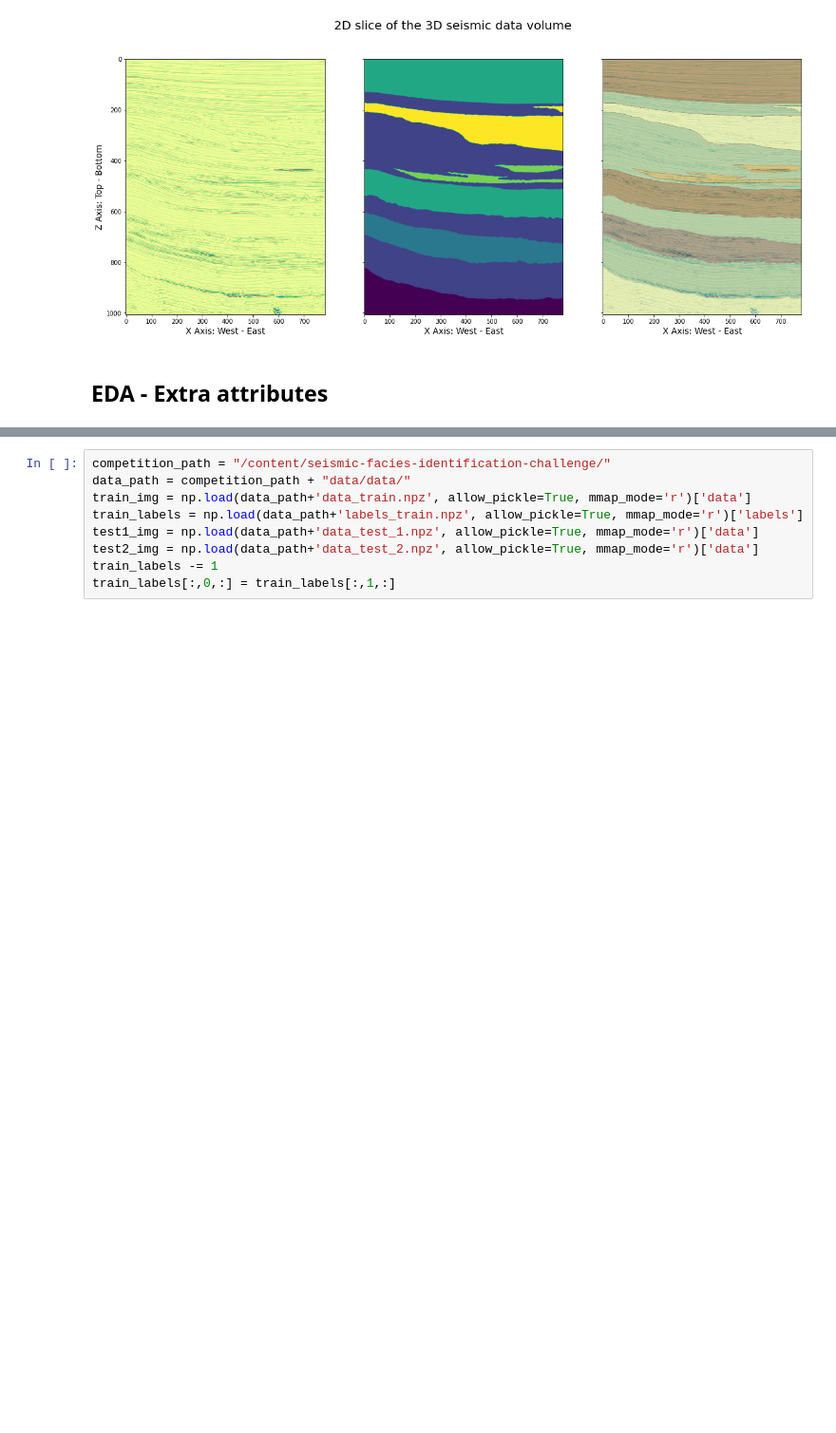
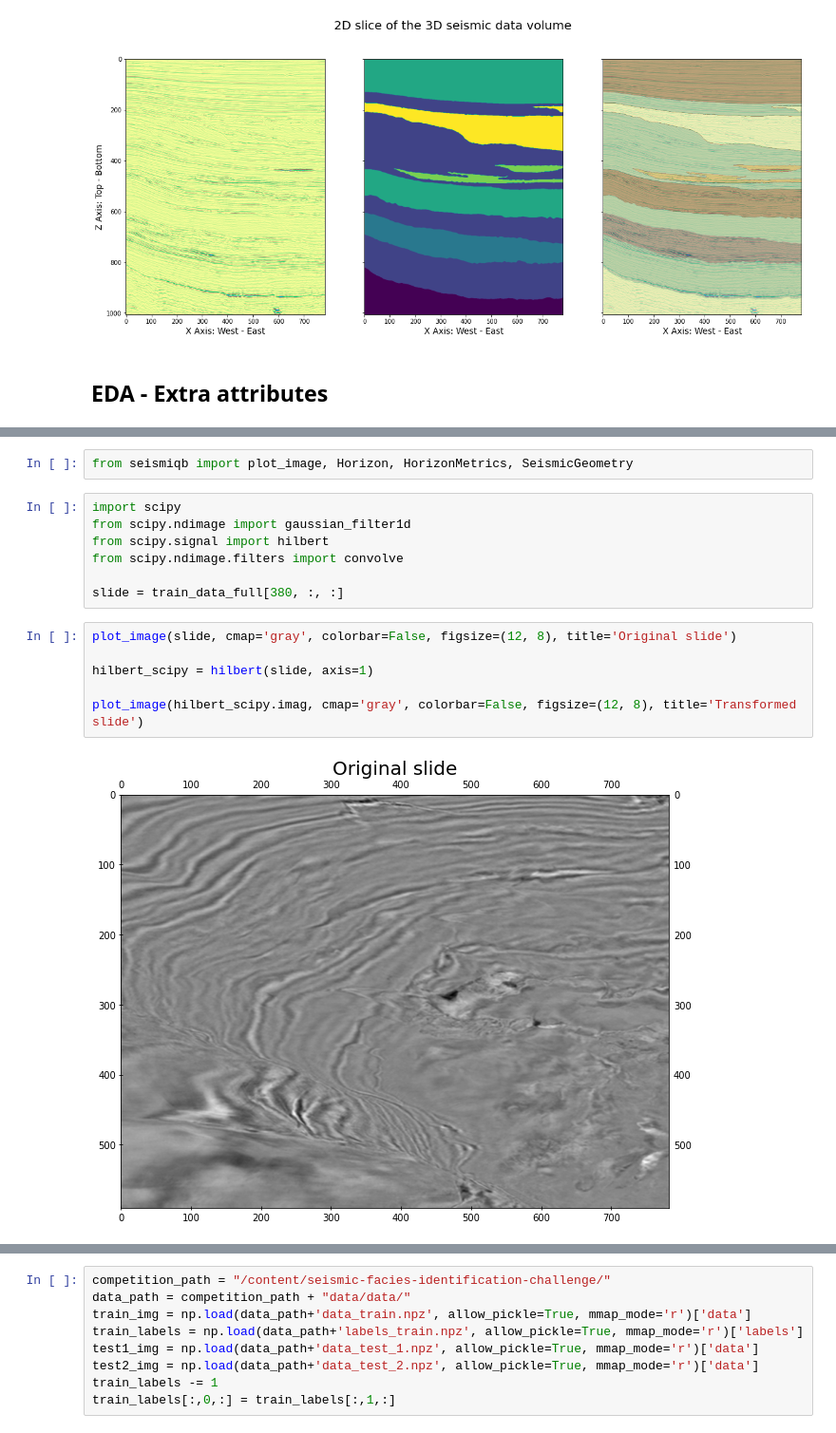
Before and after one commit to jeromepatel/AIcrowd-challenges, a Jupyter notebook: [Explainer]_Seismic_Facies_Identification_W&B_with_Extra_Attributes,_Some_EDA_and_Catalyst_Training.ipynb, the cells around one changed output, grey strips where cells are left out. Shown at 95% size. Saved outputs shown, nothing was run; the diff lists cells and outputs as text; blank space fills up the shorter version.

```diff
--- a/[Explainer]_Seismic_Facies_Identification_W&B_with_Extra_Attributes,_Some_EDA_and_Catalyst_Training.ipynb
+++ b/[Explainer]_Seismic_Facies_Identification_W&B_with_Extra_Attributes,_Some_EDA_and_Catalyst_Training.ipynb
@@ -228,0 +259,17 @@ import segmentation_models_pytorch as smp
+# %%
+from seismiqb import plot_image, Horizon, HorizonMetrics, SeismicGeometry
+# %%
+import scipy
+from scipy.ndimage import gaussian_filter1d
+from scipy.signal import hilbert
+from scipy.ndimage.filters import convolve
+
+slide = train_data_full[380, :, :]
+# %%
+plot_image(slide, cmap='gray', colorbar=False, figsize=(12, 8), title='Original slide')
+
+hilbert_scipy = hilbert(slide, axis=1)
+
+plot_image(hilbert_scipy.imag, cmap='gray', colorbar=False, figsize=(12, 8), title='Transformed slide')
+# %% [output]
+[figure, added]
```
Also changed, not shown: parts of 58 cells of this notebook.
